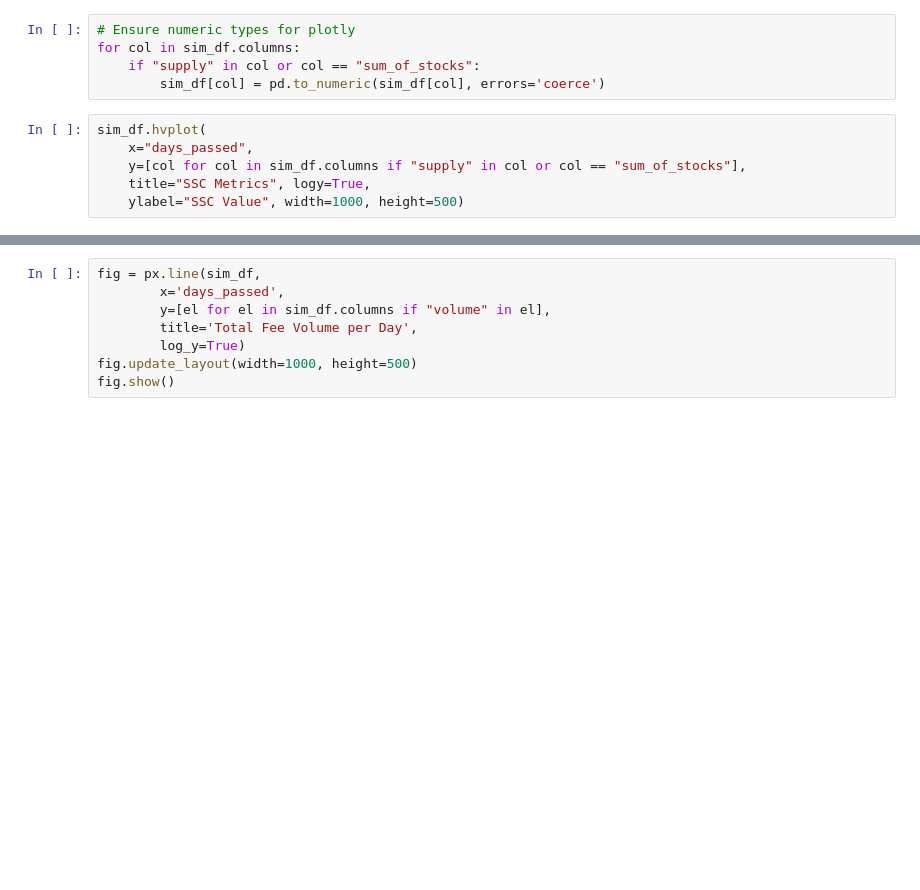
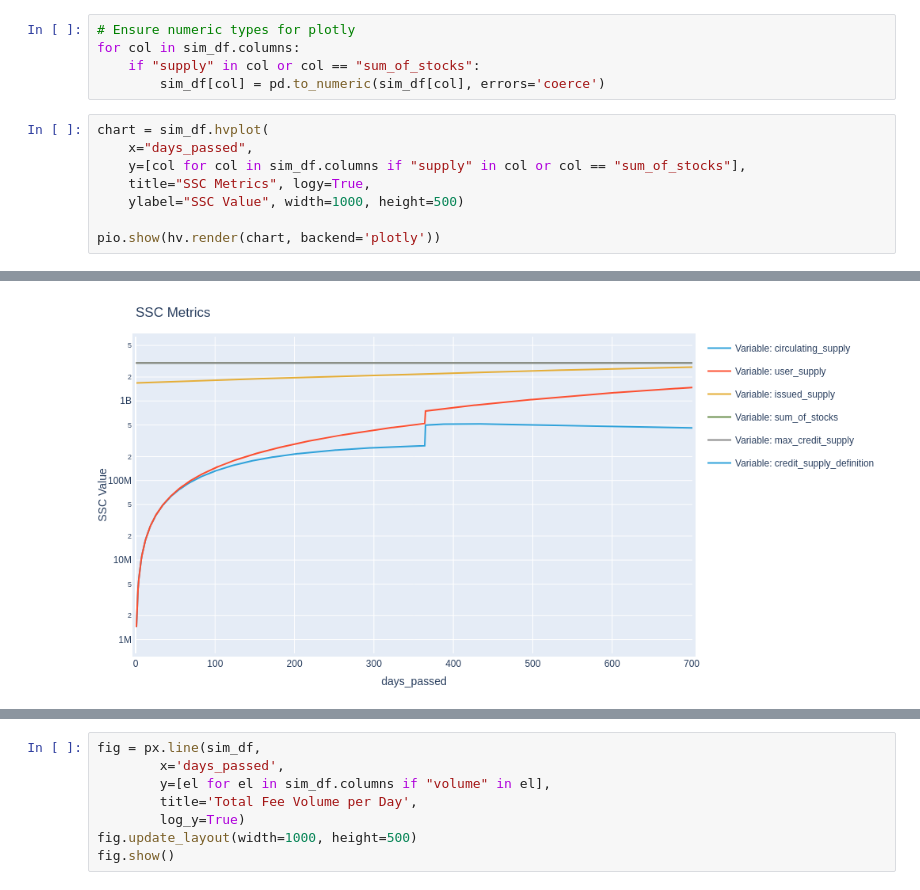
Before and after one commit to BlockScience/subspace, a Jupyter notebook: notebooks/sanity_check.ipynb, the cells around one changed output, grey strips where cells are left out. Drawn from its saved outputs; the diff is of its cells as text; blank space fills up the shorter version.

```diff
--- a/notebooks/sanity_check.ipynb
+++ b/notebooks/sanity_check.ipynb
@@ -61,9 +62,11 @@ for col in sim_df.columns:
     if "supply" in col or col == "sum_of_stocks":
         sim_df[col] = pd.to_numeric(sim_df[col], errors='coerce')
 # %%
-sim_df.hvplot(
+chart = sim_df.hvplot(
     x="days_passed",
     y=[col for col in sim_df.columns if "supply" in col or col == "sum_of_stocks"],
     title="SSC Metrics", logy=True,
     ylabel="SSC Value", width=1000, height=500)
+
+pio.show(hv.render(chart, backend='plotly'))
 # %% [output]
@@ -71 +73,2 @@ sim_df.hvplot(
+[figure, added]
 # %%
```
Also changed, not shown: parts of 4 cells of this notebook.
